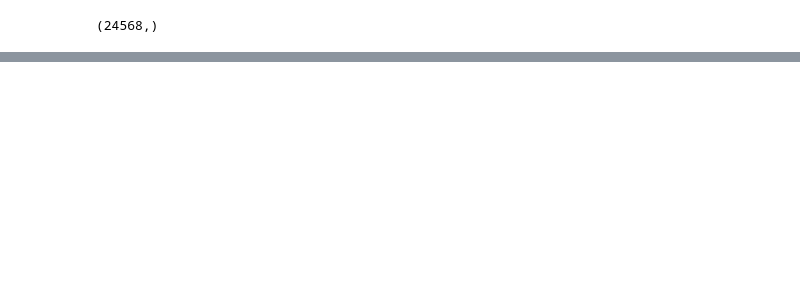
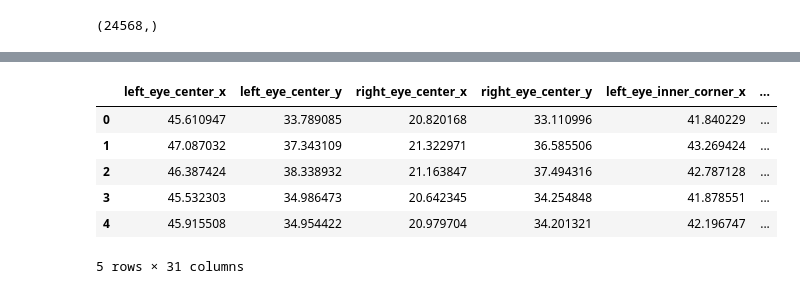
Before and after one commit to Bhavit03/My_work, a Jupyter notebook: emotionai.ipynb, the cells around one changed output, grey strips where cells are left out. Saved outputs shown, nothing was run; the diff lists cells and outputs as text; code cells hidden in the pictures; blank space fills up the shorter version.

```diff
--- a/emotionai.ipynb
+++ b/emotionai.ipynb
@@ -587,0 +652,7 @@ history=model2_emotion.fit(traindatagen.flow(X2_train,y2_train,batch_size=64),
+# %%
+with open("FacialExpression-model.json",'r') as json_file:
+  json_savedModel=json_file.read()
+# %%
+model2_emotion=tf.keras.models.model_from_json(json_savedModel)
+model2_emotion.load_weights("FacialExpression_weights.hdf5")
+model2_emotion.compile(optimizer="adam",loss="categorical_crossentropy",metrics=['accuracy'])
@@ -587,0 +739,11 @@ history=model2_emotion.fit(traindatagen.flow(X2_train,y2_train,batch_size=64),
+# %%
+# COMBINING BOTH MODELS
+def predict(X_test):
+  df_predict=model1_facialkeypoints.predict(X_test)
+  df_emotion=np.argmax(model2_emotion.predict(X_test),axis=-1)
+  df_emotion=np.expand_dims(df_emotion,axis=1)
+  df_predict=pd.DataFrame(df_predict,columns=columns)
+  df_predict['emotion']=df_emotion  #adding emotion to predicted dataframe
+  return df_predict
+# %%
+df_predict=predict(X2_test)
@@ -587,0 +753,10 @@ history=model2_emotion.fit(traindatagen.flow(X2_train,y2_train,batch_size=64),
+# %%
+df_predict.head()
+# %% [output]
+|  | left_eye_center_x | left_eye_center_y | right_eye_center_x | right_eye_center_y | left_eye_inner_corner_x | ... |
+| 0 | 45.610947 | 33.789085 | 20.820168 | 33.110996 | 41.840229 | ... |
+| 1 | 47.087032 | 37.343109 | 21.322971 | 36.585506 | 43.269424 | ... |
+| 2 | 46.387424 | 38.338932 | 21.163847 | 37.494316 | 42.787128 | ... |
+| 3 | 45.532303 | 34.986473 | 20.642345 | 34.254848 | 41.878551 | ... |
+| 4 | 45.915508 | 34.954422 | 20.979704 | 34.201321 | 42.196747 | ... |
+5 rows × 31 columns
```
Also changed, not shown: parts of 31 cells of this notebook.
